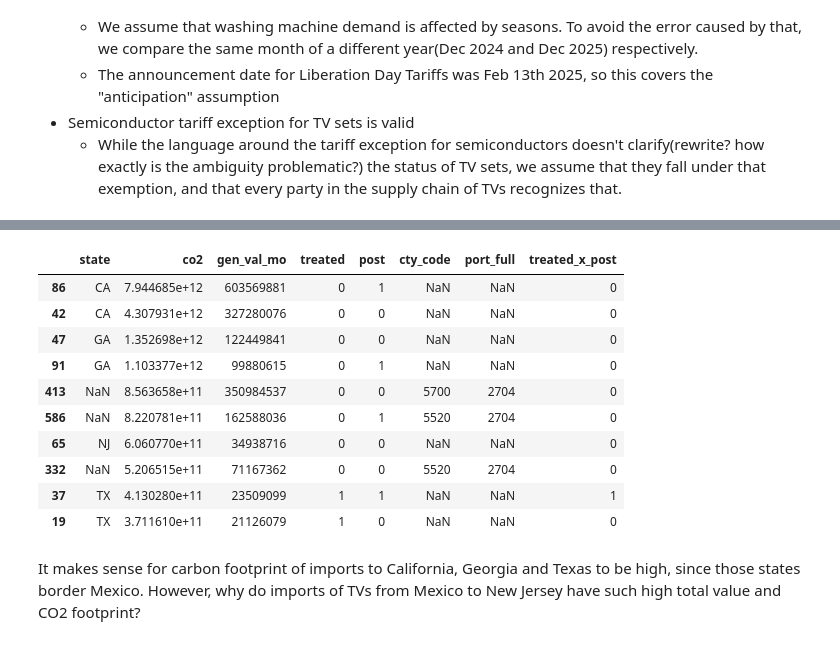
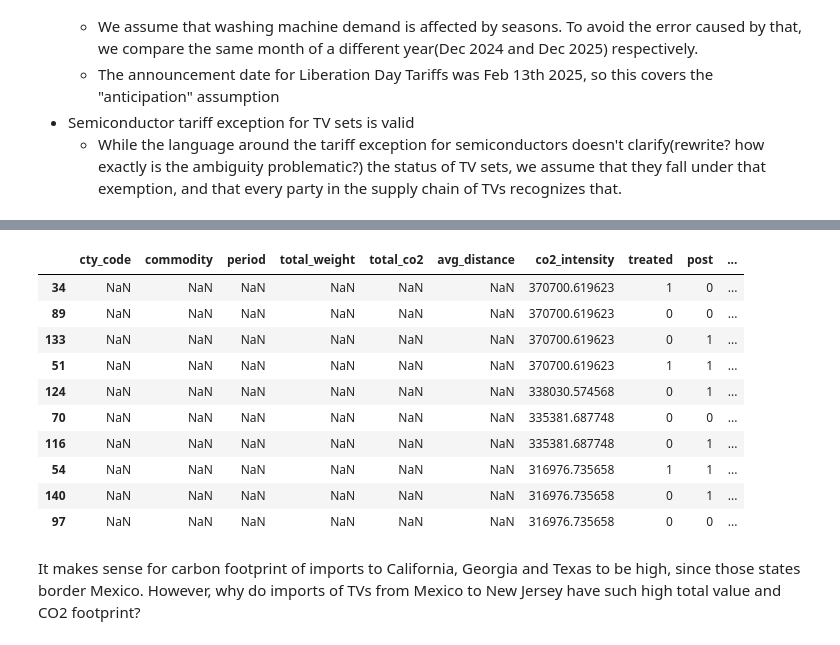
Before and after one commit to BirchTree1812/research_study_code, a Jupyter notebook: main.ipynb, the cells around one changed output, grey strips where cells are left out. Cells and saved outputs as stored; diff of their text form; code cells hidden in the pictures.

```diff
--- a/main.ipynb
+++ b/main.ipynb
@@ -986,50 +1054,43 @@ This code sets up a DiD model and runs an OLS regression combining **both Mexica
 # %%
 import statsmodels.api as sm
 
 def prep_did(df, treated_flag, post_flag):
     agg = df.groupby("state").agg(
         co2=("co2", "sum"),
-        gen_val_mo=("gen_val_mo", "sum")
+        gen_swt_mo=("gen_swt_mo", "sum"),
     ).reset_index()
+    agg["co2_intensity"] = agg["co2"] / agg["gen_swt_mo"]
     agg["treated"] = treated_flag
     agg["post"] = post_flag
     return agg
 
-def prep_did_asian(df, treated_flag, post_flag):
-    agg = df.groupby(["cty_code", "port_full"]).agg(
-        co2=("co2", "sum"),
-        gen_val_mo=("gen_val_mo", "sum")
-    ).reset_index()
-    agg["treated"] = treated_flag
-    agg["post"] = post_flag
-    return agg
+df_sea_did = df_sea_agg.copy()
+df_sea_did["co2_intensity"] = df_sea_did["total_co2"] / df_sea_did["total_weight"]
+df_sea_did["treated"] = (df_sea_did["commodity"] == "washing_machine").astype(int)
+df_sea_did["post"]    = (df_sea_did["period"]    == "2512").astype(int)
 
-did_parts = [
+land_parts = [
     prep_did(df_land_imports_mex_wash_v1_2412, treated_flag=1, post_flag=0),
     prep_did(df_land_imports_mex_wash_v1_2512, treated_flag=1, post_flag=1),
     prep_did(df_land_imports_mex_tv_v1_2412,   treated_flag=0, post_flag=0),
     prep_did(df_land_imports_mex_tv_v1_2512,   treated_flag=0, post_flag=1),
-    prep_did_asian(df_asian_wash_2412, treated_flag=1, post_flag=0),
-    prep_did_asian(df_asian_wash_2512, treated_flag=1, post_flag=1),
-    prep_did_asian(df_asian_tv_2412,   treated_flag=0, post_flag=0),
-    prep_did_asian(df_asian_tv_2512,   treated_flag=0, post_flag=1),
 ]
 
-df_did = pd.concat(did_parts, ignore_index=True)
+df_did = pd.concat([df_sea_did] + land_parts, ignore_index=True)
 df_did["treated_x_post"] = df_did["treated"] * df_did["post"]
-df_did.sort_values("co2", ascending=False).head(10)
+df_did.sort_values("co2_intensity", ascending=False).head(10)
 # %% [output]
-|  | state | co2 | gen_val_mo | treated | post | cty_code | port_full | treated_x_post |
-| 86 | CA | 7.944685e+12 | 603569881 | 0 | 1 | NaN | NaN | 0 |
-| 42 | CA | 4.307931e+12 | 327280076 | 0 | 0 | NaN | NaN | 0 |
-| 47 | GA | 1.352698e+12 | 122449841 | 0 | 0 | NaN | NaN | 0 |
-| 91 | GA | 1.103377e+12 | 99880615 | 0 | 1 | NaN | NaN | 0 |
-| 413 | NaN | 8.563658e+11 | 350984537 | 0 | 0 | 5700 | 2704 | 0 |
-| 586 | NaN | 8.220781e+11 | 162588036 | 0 | 1 | 5520 | 2704 | 0 |
-| 65 | NJ | 6.060770e+11 | 34938716 | 0 | 0 | NaN | NaN | 0 |
-| 332 | NaN | 5.206515e+11 | 71167362 | 0 | 0 | 5520 | 2704 | 0 |
-| 37 | TX | 4.130280e+11 | 23509099 | 1 | 1 | NaN | NaN | 1 |
-| 19 | TX | 3.711610e+11 | 21126079 | 1 | 0 | NaN | NaN | 0 |
+|  | cty_code | commodity | period | total_weight | total_co2 | avg_distance | co2_intensity | treated | post | ... |
+| 34 | NaN | NaN | NaN | NaN | NaN | NaN | 370700.619623 | 1 | 0 | ... |
+| 89 | NaN | NaN | NaN | NaN | NaN | NaN | 370700.619623 | 0 | 0 | ... |
+| 133 | NaN | NaN | NaN | NaN | NaN | NaN | 370700.619623 | 0 | 1 | ... |
+| 51 | NaN | NaN | NaN | NaN | NaN | NaN | 370700.619623 | 1 | 1 | ... |
+| 124 | NaN | NaN | NaN | NaN | NaN | NaN | 338030.574568 | 0 | 1 | ... |
+| 70 | NaN | NaN | NaN | NaN | NaN | NaN | 335381.687748 | 0 | 0 | ... |
+| 116 | NaN | NaN | NaN | NaN | NaN | NaN | 335381.687748 | 0 | 1 | ... |
+| 54 | NaN | NaN | NaN | NaN | NaN | NaN | 316976.735658 | 1 | 1 | ... |
+| 140 | NaN | NaN | NaN | NaN | NaN | NaN | 316976.735658 | 0 | 1 | ... |
+| 97 | NaN | NaN | NaN | NaN | NaN | NaN | 316976.735658 | 0 | 0 | ... |
 # %% [markdown]
 It makes sense for carbon footprint of imports to California, Georgia and Texas to be high, since those states border Mexico. However, why do imports of TVs from Mexico to New Jersey have such high total value and CO2 footprint?
 # %%
```
Also changed, not shown: parts of 13 cells of this notebook, 1 other file.
